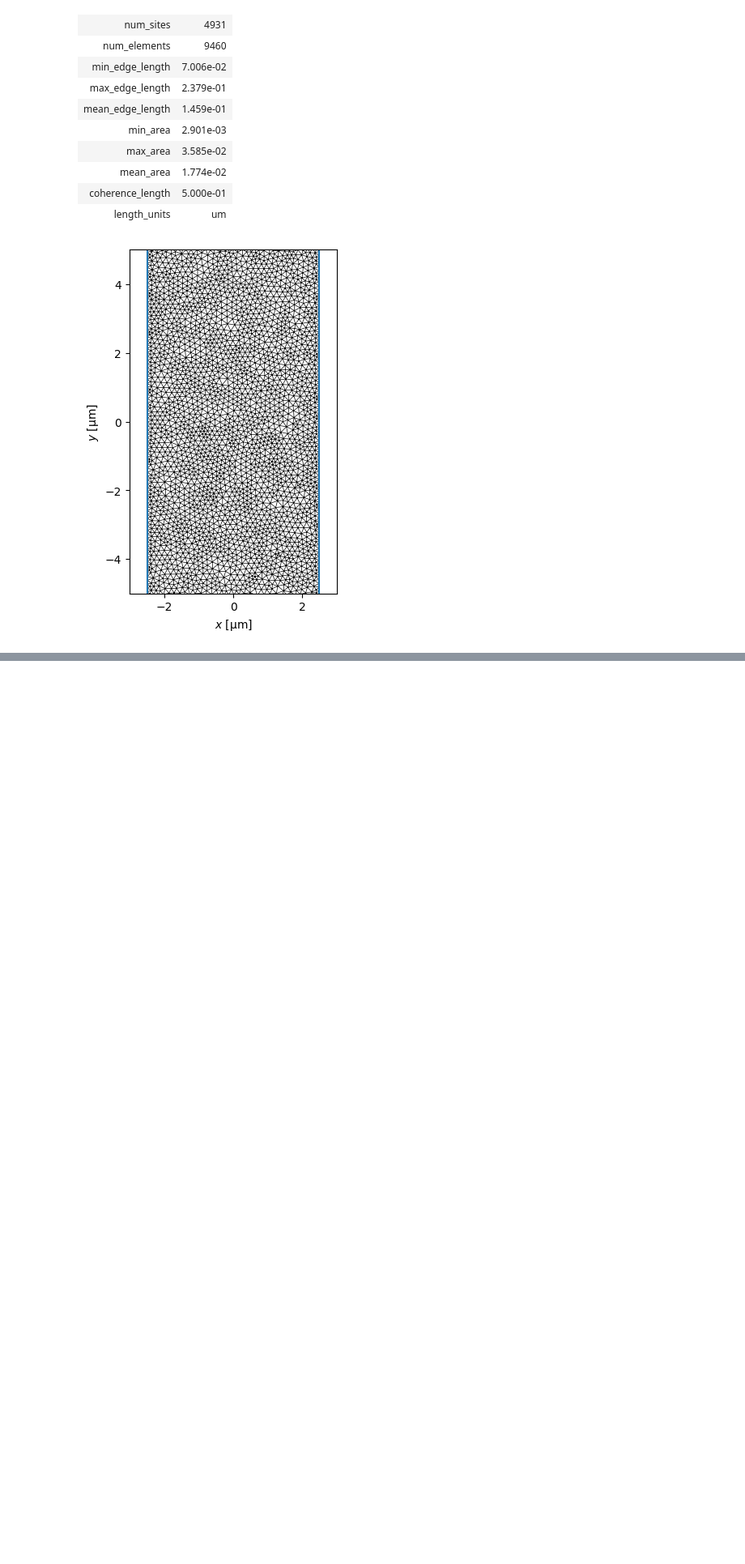
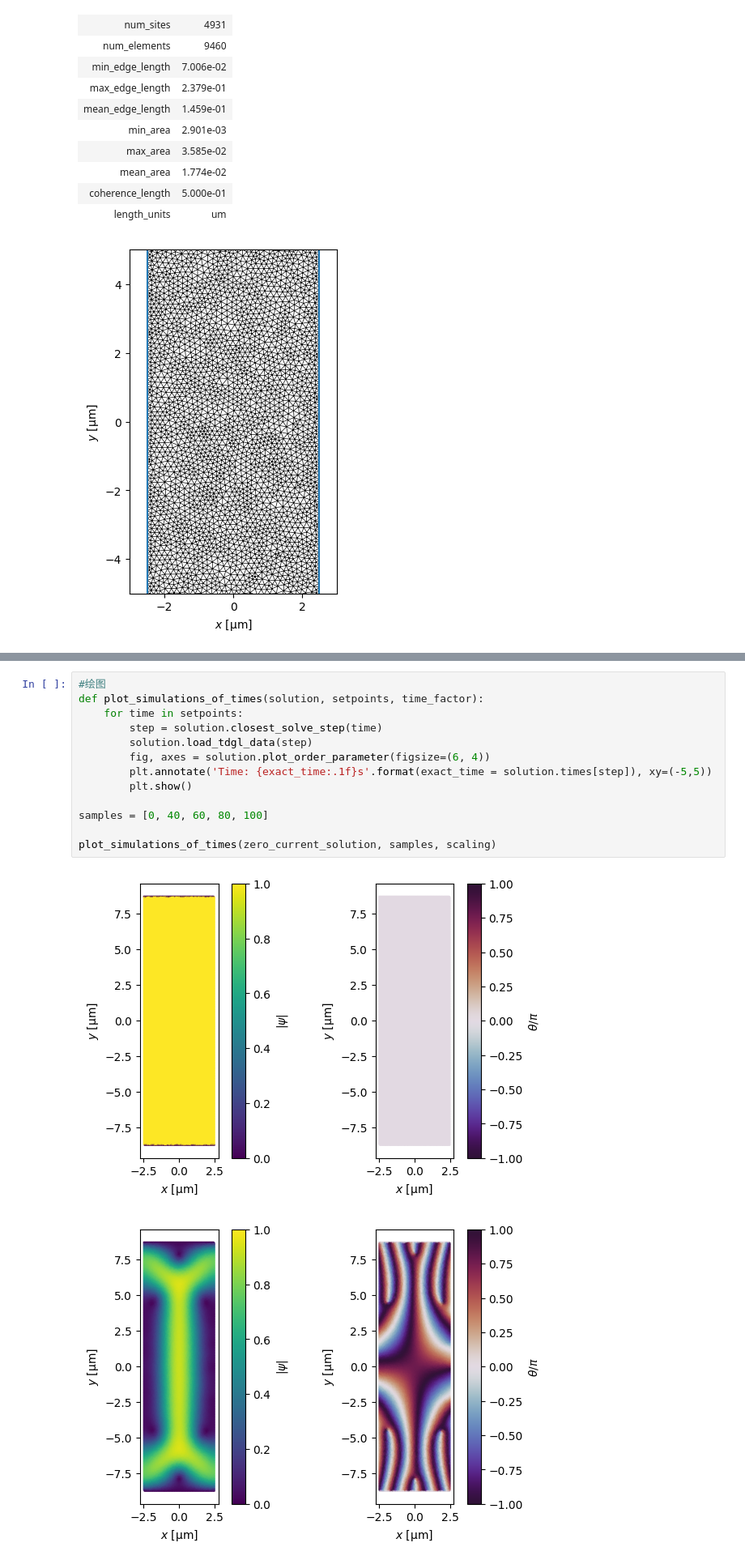
Before and after one commit to SyrusNi/py-tdgl, a Jupyter notebook: trial.ipynb, the cells around one changed output, grey strips where cells are left out. Shown at 81% size. Cells and saved outputs as stored; diff of their text form; blank space fills up the shorter version.

```diff
--- a/trial.ipynb
+++ b/trial.ipynb
@@ -140,0 +186,16 @@ fig, axes = zero_current_solution.plot_order_parameter(figsize=(5.5, 4))
+# %%
+#绘图
+def plot_simulations_of_times(solution, setpoints, time_factor):
+    for time in setpoints:
+        step = solution.closest_solve_step(time)
+        solution.load_tdgl_data(step)
+        fig, axes = solution.plot_order_parameter(figsize=(6, 4))
+        plt.annotate('Time: {exact_time:.1f}s'.format(exact_time = solution.times[step]), xy=(-5,5))
+        plt.show()
+
+samples = [0, 40, 60, 80, 100]
+
+plot_simulations_of_times(zero_current_solution, samples, scaling)
+# %% [output]
+[figure, added]
+[figure, added]
```
Also changed, not shown: parts of 8 cells of this notebook, 1 other file.
